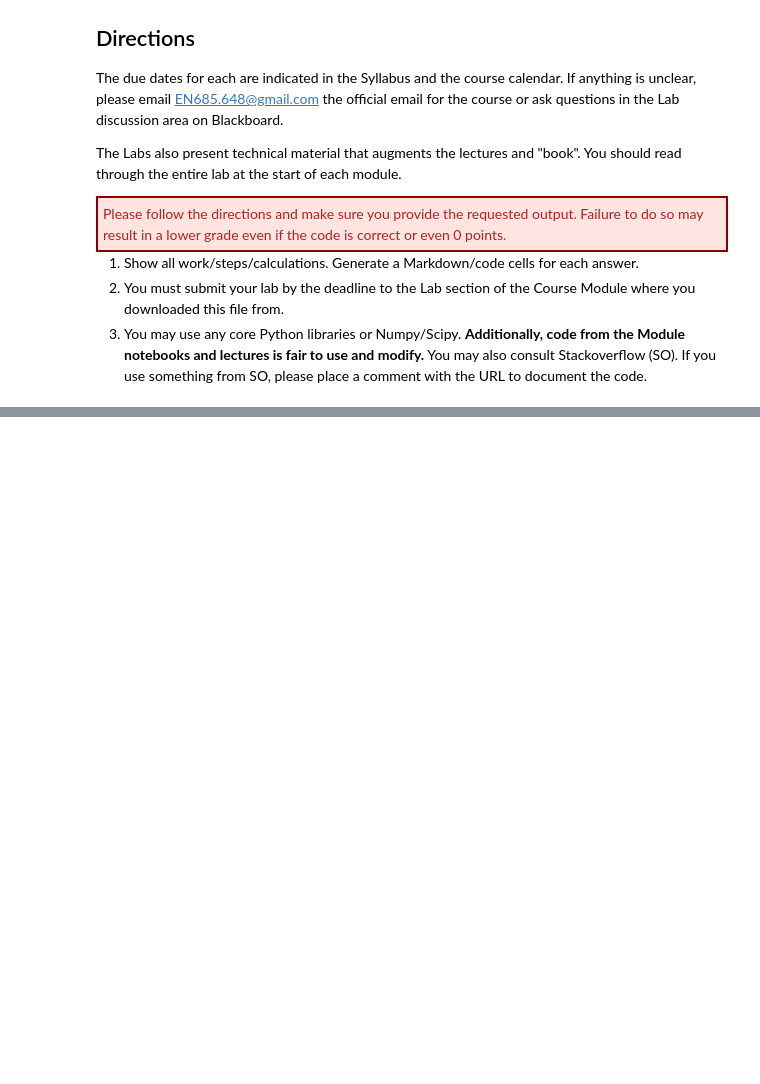
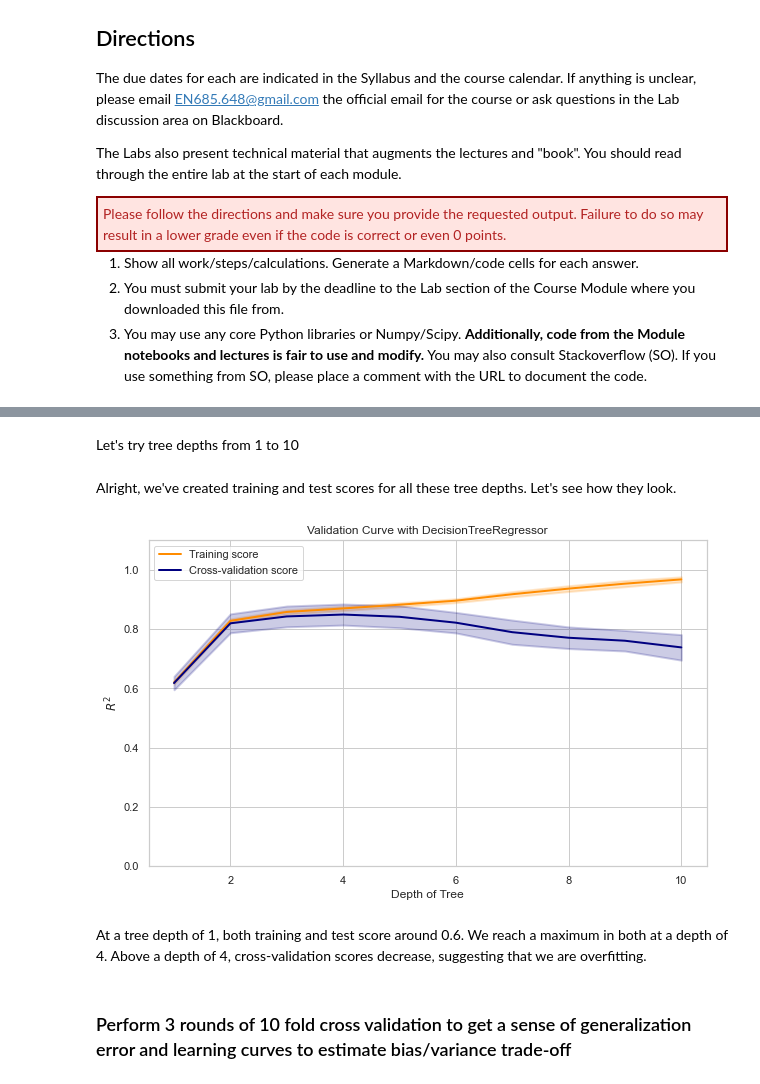
Before and after one commit to natemcintosh/en_685_648_data_science, a Jupyter notebook: 13_module/nmcinto2.ipynb, the cells around one changed output, grey strips where cells are left out. Drawn from its saved outputs; the diff is of its cells as text; code cells hidden in the pictures; blank space fills up the shorter version.

```diff
--- a/13_module/nmcinto2.ipynb
+++ b/13_module/nmcinto2.ipynb
@@ -27,0 +42,4 @@ Compare with your linear regression results. Use Bayesian inference to test the
+# %%
+# Load the data
+data = pd.read_csv("insurance.csv")
+data.head()
@@ -27,0 +53,4 @@ Compare with your linear regression results. Use Bayesian inference to test the
+# %%
+# Create the X, y matrices
+formula = "charges ~ age + sex + bmi + children + smoker + region"
+y, X = patsy.dmatrices(formula, data, return_type="matrix")
@@ -28 +77,46 @@ Compare with your linear regression results. Use Bayesian inference to test the
+# %% [markdown]
+Let's try tree depths from 1 to 10
+# %%
+param_range = range(1, 11)
+train_scores, test_scores = validation_curve(
+    tree.DecisionTreeRegressor(),
+    X,
+    y,
+    param_name="max_depth",
+    param_range=param_range,
+)
+# %% [markdown]
+Alright, we've created training and test scores for all these tree depths. Let's see how they look.
+# %%
+def plot_validation_curve(train_scores, test_scores, param_name: str, estimator_name: str):
+    train_scores_mean = np.mean(train_scores, axis=1)
+    train_scores_std = np.std(train_scores, axis=1)
+    test_scores_mean = np.mean(test_scores, axis=1)
+    test_scores_std = np.std(test_scores, axis=1)
+
+    plt.figure(figsize = (10,6))
+    plt.title(f"Validation Curve with {estimator_name}")
+    plt.xlabel(param_name)
+    plt.ylabel("$R^2$")
+    plt.ylim(0.0, 1.1)
+    lw = 2
+    plt.plot(param_range, train_scores_mean, label="Training score",
+                 color="darkorange", lw=lw)
+    plt.fill_between(param_range, train_scores_mean - train_scores_std,
+                     train_scores_mean + train_scores_std, alpha=0.2,
+                     color="darkorange", lw=lw)
+    plt.plot(param_range, test_scores_mean, label="Cross-validation score",
+                 color="navy", lw=lw)
+    plt.fill_between(param_range, test_scores_mean - test_scores_std,
+                     test_scores_mean + test_scores_std, alpha=0.2,
+                     color="navy", lw=lw)
+    plt.legend(loc="best")
+# %%
+plot_validation_curve(train_scores, test_scores, param_name = "Depth of Tree", estimator_name = "DecisionTreeRegressor")
+# %% [output]
+[figure, added]
+# %% [markdown]
+At a tree depth of 1, both training and test score around 0.6. We reach a maximum in both at a depth of 4. Above a depth of 4, cross-validation scores decrease, suggesting that we are overfitting.
+# %% [markdown]
+### Perform 3 rounds of 10 fold cross validation to get a sense of generalization error and learning curves to estimate bias/variance trade-off
 # %% [markdown]
```
Also changed, not shown: parts of 23 cells of this notebook.
